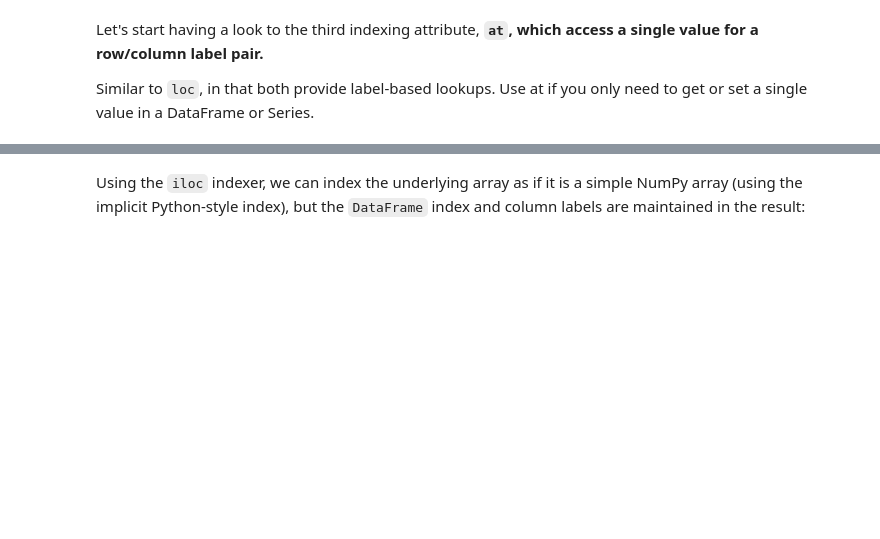
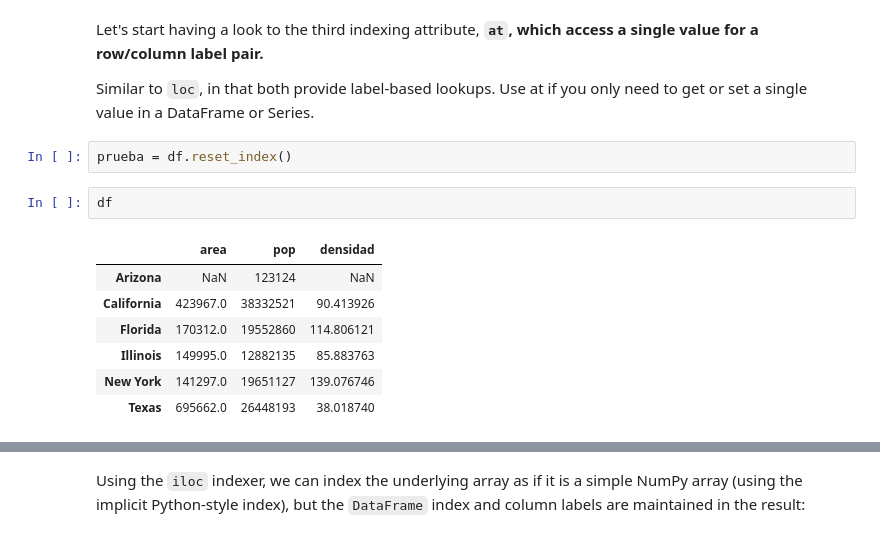
Before and after one commit to ErikaKvalem/Repositorio, a Jupyter notebook: 1-Data_Analysis/2-Pandas/Teoria/Data-Indexing-and-Selection.ipynb, the cells around one changed output, grey strips where cells are left out. Drawn from its saved outputs; the diff is of its cells as text; blank space fills up the shorter version.

```diff
--- a/1-Data_Analysis/2-Pandas/Teoria/Data-Indexing-and-Selection.ipynb
+++ b/1-Data_Analysis/2-Pandas/Teoria/Data-Indexing-and-Selection.ipynb
@@ -343,3 +416,15 @@ Here Pandas again uses the ``loc``, ``iloc``, indexers mentioned earlier and ``a
 Let's start having a look to the third indexing attribute, **``at``, which access a single value for a row/column label pair.**
 
 Similar to ``loc``, in that both provide label-based lookups. Use at if you only need to get or set a single value in a DataFrame or Series.
+# %%
+prueba = df.reset_index()
+# %%
+df
+# %% [output]
+|  | area | pop | densidad |
+| Arizona | NaN | 123124 | NaN |
+| California | 423967.0 | 38332521 | 90.413926 |
+| Florida | 170312.0 | 19552860 | 114.806121 |
+| Illinois | 149995.0 | 12882135 | 85.883763 |
+| New York | 141297.0 | 19651127 | 139.076746 |
+| Texas | 695662.0 | 26448193 | 38.018740 |
```
Also changed, not shown: parts of 19 cells of this notebook, 1 other file.
